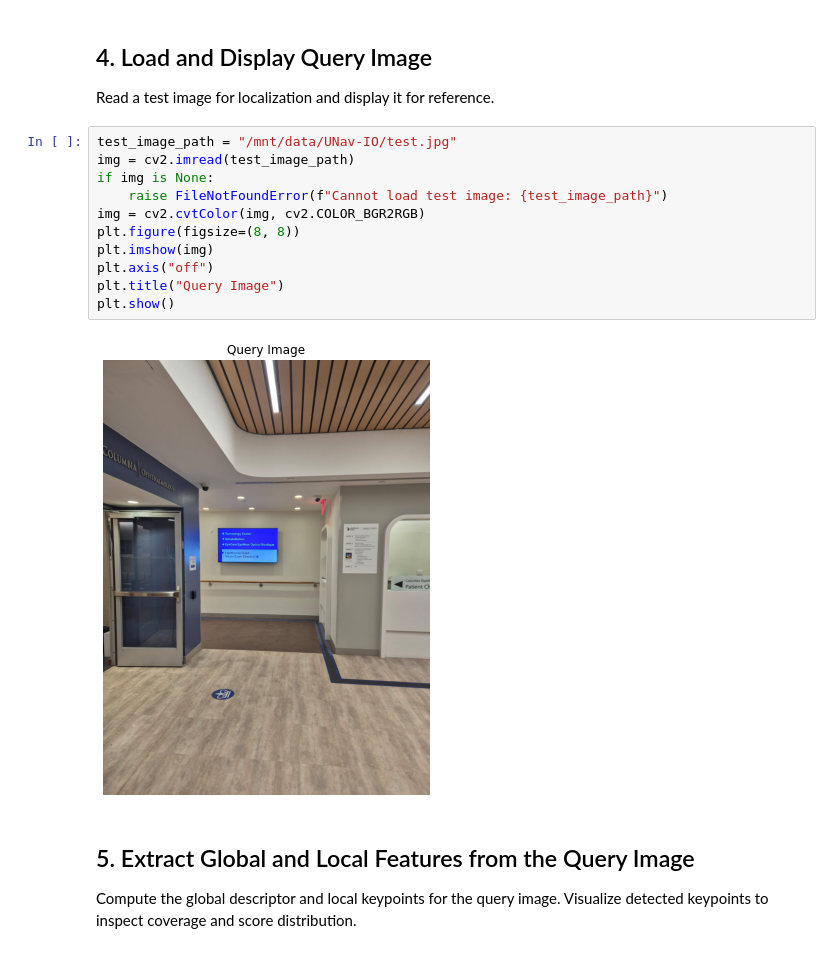
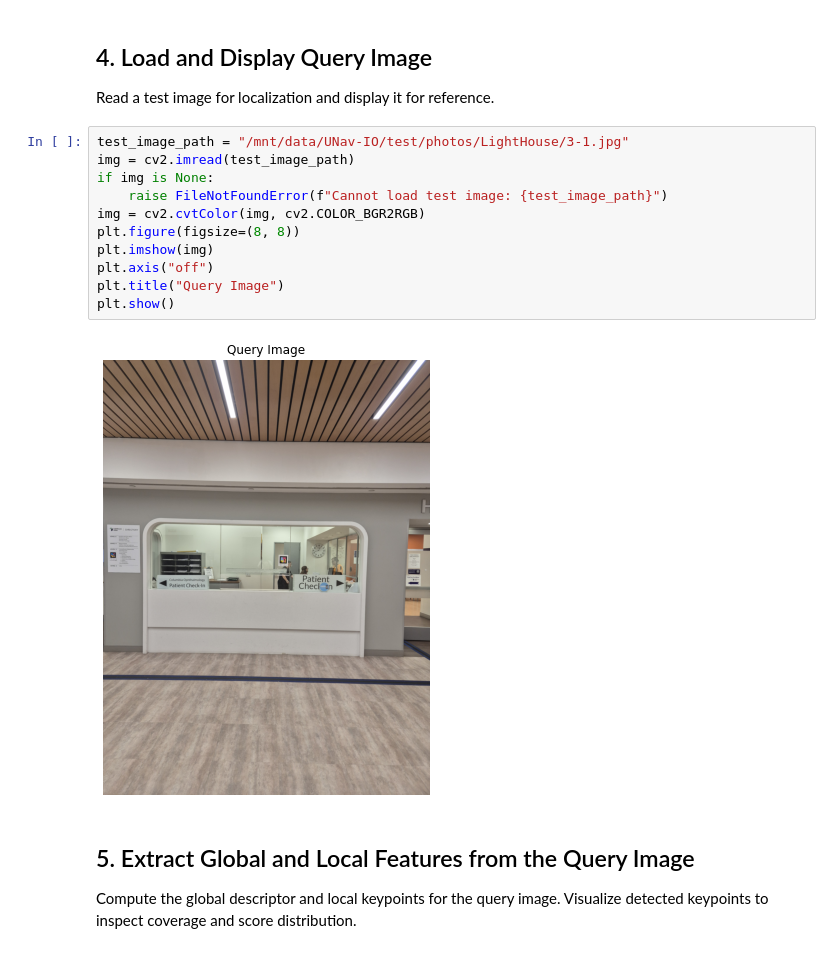
Before and after one commit to endeleze/UNav, a Jupyter notebook: visualization_localization.ipynb, the cells around one changed output. Saved outputs shown, nothing was run; the diff lists cells and outputs as text.

```diff
--- a/visualization_localization.ipynb
+++ b/visualization_localization.ipynb
@@ -68,18 +71,18 @@ Loaded model from /mnt/data/UNav-IO/data/parameters/DinoV2Salad/ckpts/dino_salad
 
 Read a test image for localization and display it for reference.
 # %%
-test_image_path = "/mnt/data/UNav-IO/test.jpg"
+test_image_path = "/mnt/data/UNav-IO/test/photos/LightHouse/3-1.jpg"
 img = cv2.imread(test_image_path)
 if img is None:
     raise FileNotFoundError(f"Cannot load test image: {test_image_path}")
 img = cv2.cvtColor(img, cv2.COLOR_BGR2RGB)
 plt.figure(figsize=(8, 8))
 plt.imshow(img)
 plt.axis("off")
 plt.title("Query Image")
 plt.show()
 # %% [output]
-[figure, old version]
+[figure, new version]
 # %% [markdown]
 ## 5. Extract Global and Local Features from the Query Image
 
```
Also changed, not shown: parts of 8 cells of this notebook, 4 other files.
